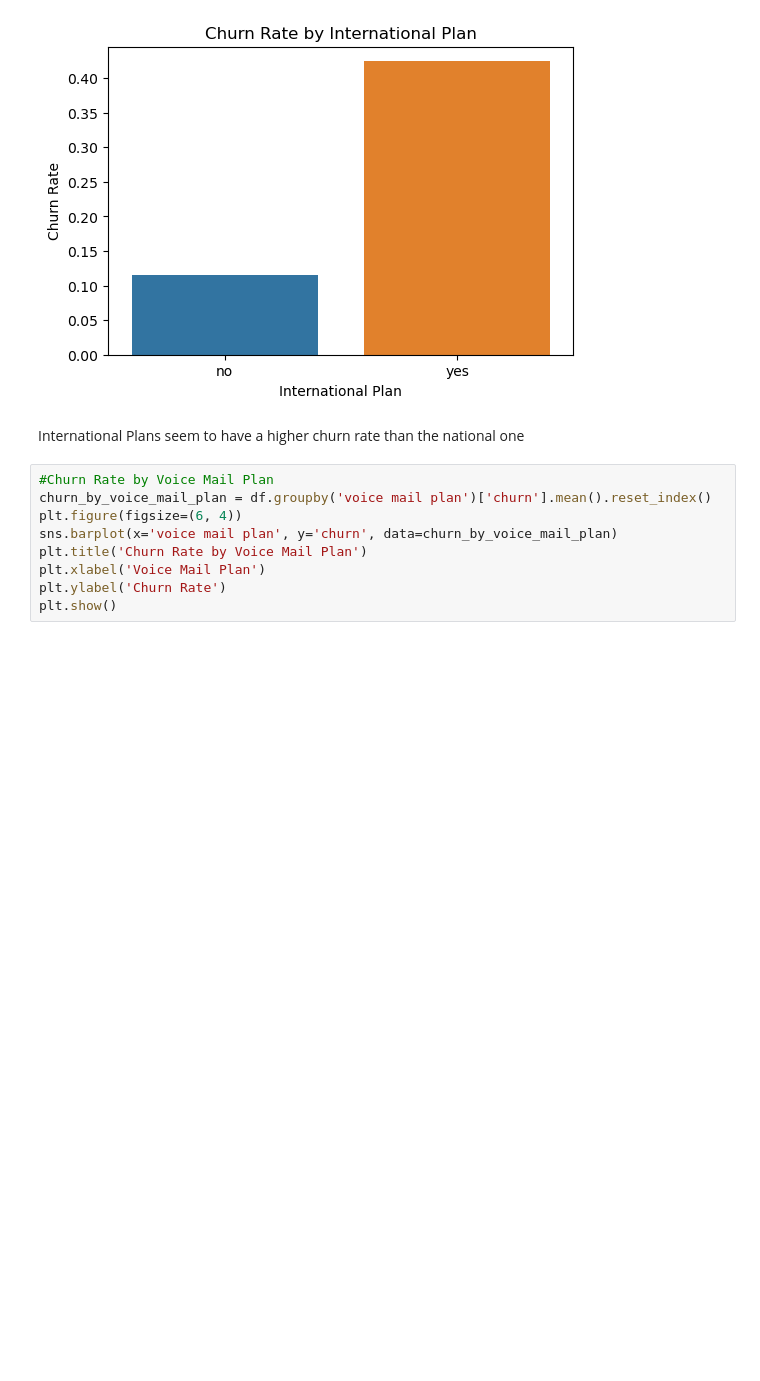
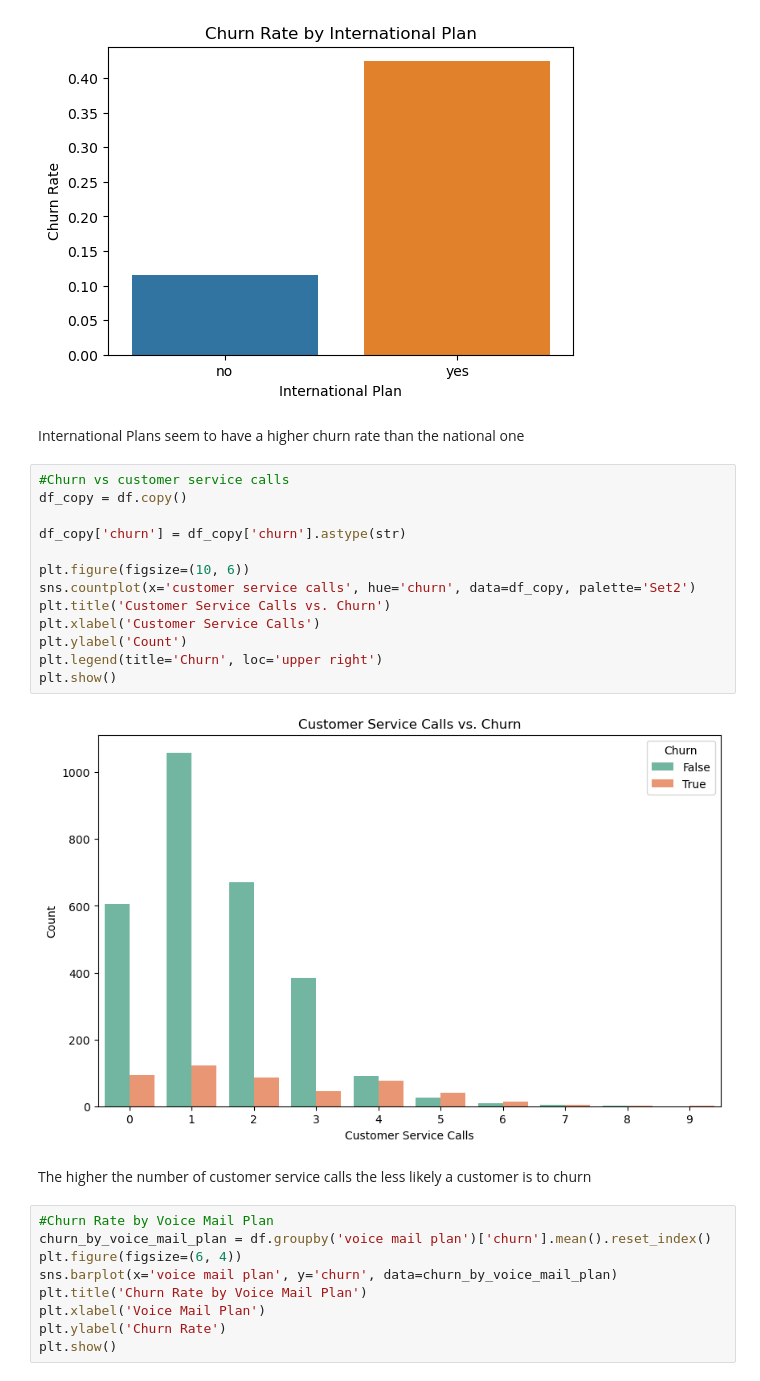
Before and after one commit to William-Itotia/Phase-3-DSC-SYR, a Jupyter notebook: ProjectSyr.ipynb, the cells around one changed output. Saved outputs shown, nothing was run; the diff lists cells and outputs as text; blank space fills up the shorter version.

```diff
--- a/ProjectSyr.ipynb
+++ b/ProjectSyr.ipynb
@@ -177,6 +177,23 @@ plt.show()
 [figure]
 # %% [markdown]
 International Plans seem to have a higher churn rate than the national one
+# %%
+#Churn vs customer service calls
+df_copy = df.copy()
+
+df_copy['churn'] = df_copy['churn'].astype(str)
+
+plt.figure(figsize=(10, 6))
+sns.countplot(x='customer service calls', hue='churn', data=df_copy, palette='Set2')
+plt.title('Customer Service Calls vs. Churn')
+plt.xlabel('Customer Service Calls')
+plt.ylabel('Count')
+plt.legend(title='Churn', loc='upper right')
+plt.show()
+# %% [output]
+[figure, added]
+# %% [markdown]
+The higher the number of customer service calls the less likely a customer is to churn
 # %%
 #Churn Rate by Voice Mail Plan
 churn_by_voice_mail_plan = df.groupby('voice mail plan')['churn'].mean().reset_index()
```
Also changed, not shown: parts of 2 cells of this notebook.
